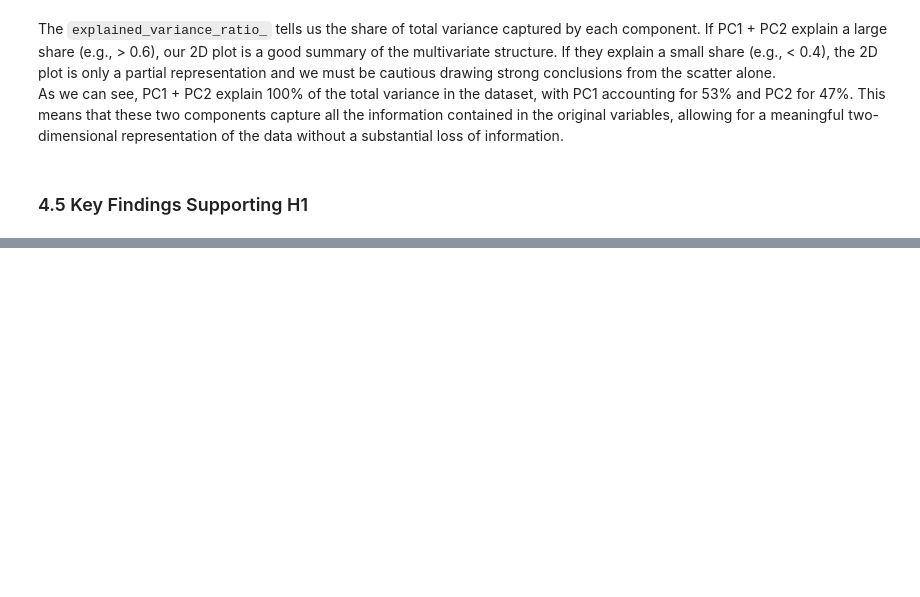
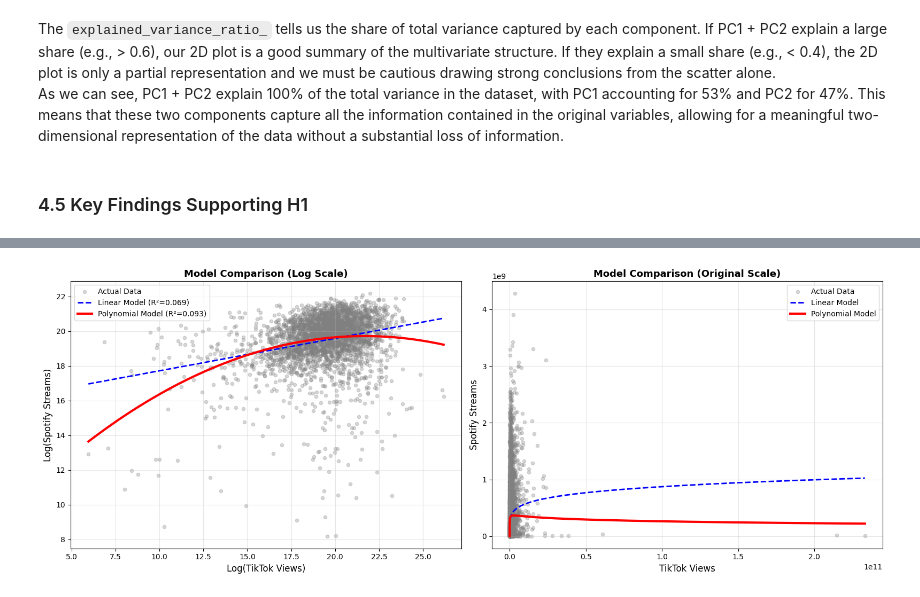
Before and after one commit to letti70033/spotify-tiktok-analysis, a Jupyter notebook: Notebook.ipynb, the cells around one changed output, grey strips where cells are left out. Saved outputs shown, nothing was run; the diff lists cells and outputs as text; code cells hidden in the pictures; blank space fills up the shorter version.

```diff
--- a/Notebook.ipynb
+++ b/Notebook.ipynb
@@ -1273,0 +1377,20 @@ Objective:
+# %%
+# Get the quadratic coefficient and p-value
+quad_coef = poly_results.params['Log_TikTok_Views_Squared']
+quad_pvalue = poly_results.pvalues['Log_TikTok_Views_Squared']
+
+print(f"Quadratic Coefficient (β₂): {quad_coef:.4e}")
+print(f"p-value: {quad_pvalue:.4e}")
+
+if quad_coef < 0 and quad_pvalue < 0.05:
+    print("\n✓ H2 CONFIRMED: The quadratic term is NEGATIVE and SIGNIFICANT")
+    print("  → The inverted U-shape hypothesis is supported!")
+    print("  → Spotify streams increase with TikTok views initially, but show")
+    print("    diminishing returns at high levels of TikTok engagement.")
+elif quad_coef < 0:
+    print("\n⚠ PARTIAL SUPPORT: The quadratic term is negative but NOT significant")
+elif quad_pvalue < 0.05:
+    print("\n✗ H2 REJECTED: The quadratic term is significant but POSITIVE")
+    print("  → This suggests accelerating returns, not diminishing returns")
+else:
+    print("\n✗ H2 REJECTED: No significant quadratic relationship found")
@@ -1273,0 +1407,64 @@ Objective:
+# %%
+# Create predictions for smooth curves
+log_views_range = np.linspace(spotify_songs['Log_TikTok_Views'].min(),
+                               spotify_songs['Log_TikTok_Views'].max(), 300)
+pred_df = pd.DataFrame({'Log_TikTok_Views': log_views_range})
+pred_df['Log_TikTok_Views_Squared'] = pred_df['Log_TikTok_Views'] ** 2
+
+y_pred_linear = linear_results.predict(pred_df)
+y_pred_poly = poly_results.predict(pred_df)
+
+# Plot with log-transformed data
+fig, axes = plt.subplots(1, 2, figsize=(16, 6))
+
+# Left plot: Log-transformed scale
+axes[0].scatter(spotify_songs['Log_TikTok_Views'],
+                spotify_songs['Log_Spotify_Streams'],
+                alpha=0.3, s=20, label='Actual Data', color='gray')
+axes[0].plot(log_views_range, y_pred_linear,
+             'b--', linewidth=2, label=f'Linear Model (R²={linear_results.rsquared:.3f})')
+axes[0].plot(log_views_range, y_pred_poly,
+             'r-', linewidth=3, label=f'Polynomial Model (R²={poly_results.rsquared:.3f})')
+axes[0].set_xlabel('Log(TikTok Views)', fontsize=12)
+axes[0].set_ylabel('Log(Spotify Streams)', fontsize=12)
+axes[0].set_title('Model Comparison (Log Scale)', fontsize=13, fontweight='bold')
+axes[0].legend(fontsize=10)
+axes[0].grid(True, alpha=0.3)
+
+# Right plot: Original scale (back-transformed)
+axes[1].scatter(spotify_songs['TikTok_Views'],
+                spotify_songs['Spotify_Streams'],
+                alpha=0.3, s=20, label='Actual Data', color='gray')
+axes[1].plot(np.expm1(log_views_range), np.expm1(y_pred_linear),
+             'b--', linewidth=2, label=f'Linear Model')
+axes[1].plot(np.expm1(log_views_range), np.expm1(y_pred_poly),
+             'r-', linewidth=3, label=f'Polynomial Model')
+axes[1].set_xlabel('TikTok Views', fontsize=12)
+axes[1].set_ylabel('Spotify Streams', fontsize=12)
+axes[1].set_title('Model Comparison (Original Scale)', fontsize=13, fontweight='bold')
+axes[1].legend(fontsize=10)
+axes[1].grid(True, alpha=0.3)
+
+plt.tight_layout()
+plt.show()
+
+
+
+# Find optimal point if inverted U-shape exists
+if quad_coef < 0:
+    optimal_log_views = -poly_results.params['Log_TikTok_Views'] / (2 * quad_coef)
+    optimal_views = np.expm1(optimal_log_views)
+    optimal_log_streams = poly_results.predict(pd.DataFrame({
+        'Log_TikTok_Views': [optimal_log_views],
+        'Log_TikTok_Views_Squared': [optimal_log_views**2]
+    }))[0]
+    optimal_streams = np.expm1(optimal_log_streams)
+
+    print(f"\n" + "="*90)
+    print("OPTIMAL POINT (if inverted U-shape exists)")
+    print("="*90)
+    print(f"Optimal TikTok Views: {optimal_views:.2e}")
+    print(f"Predicted Spotify Streams at Optimal: {optimal_streams:.2e}")
+    print("="*90)
+# %% [output]
+[figure, added]
```
Also changed, not shown: parts of 21 cells of this notebook.
